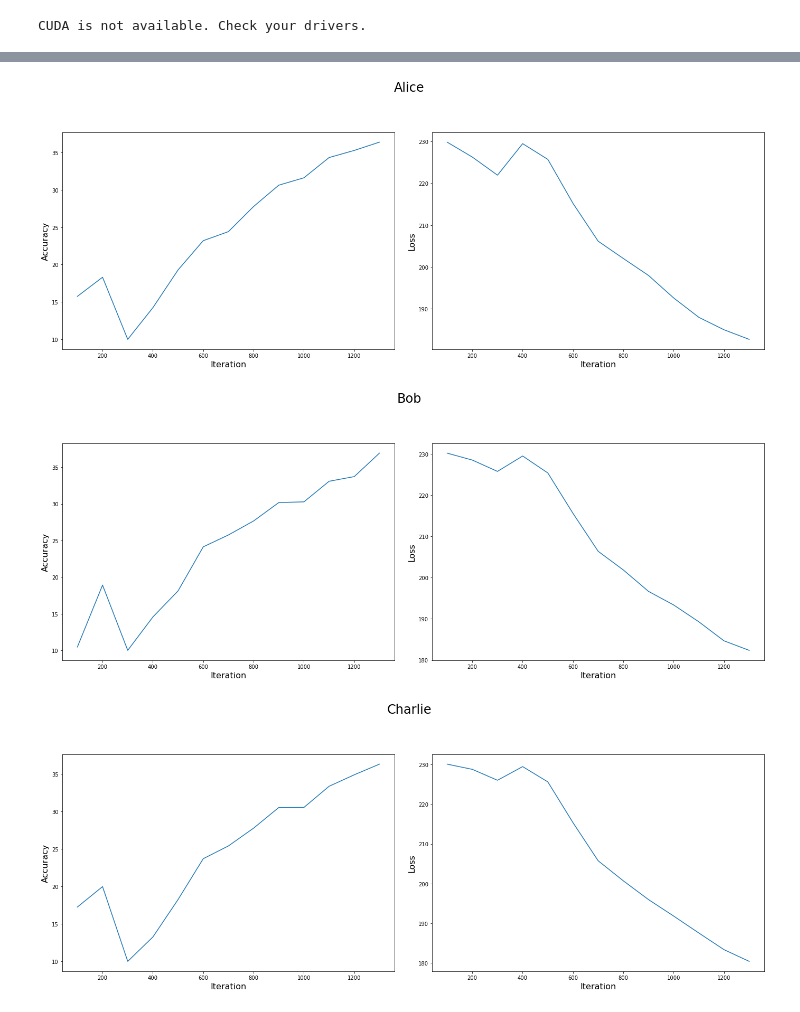
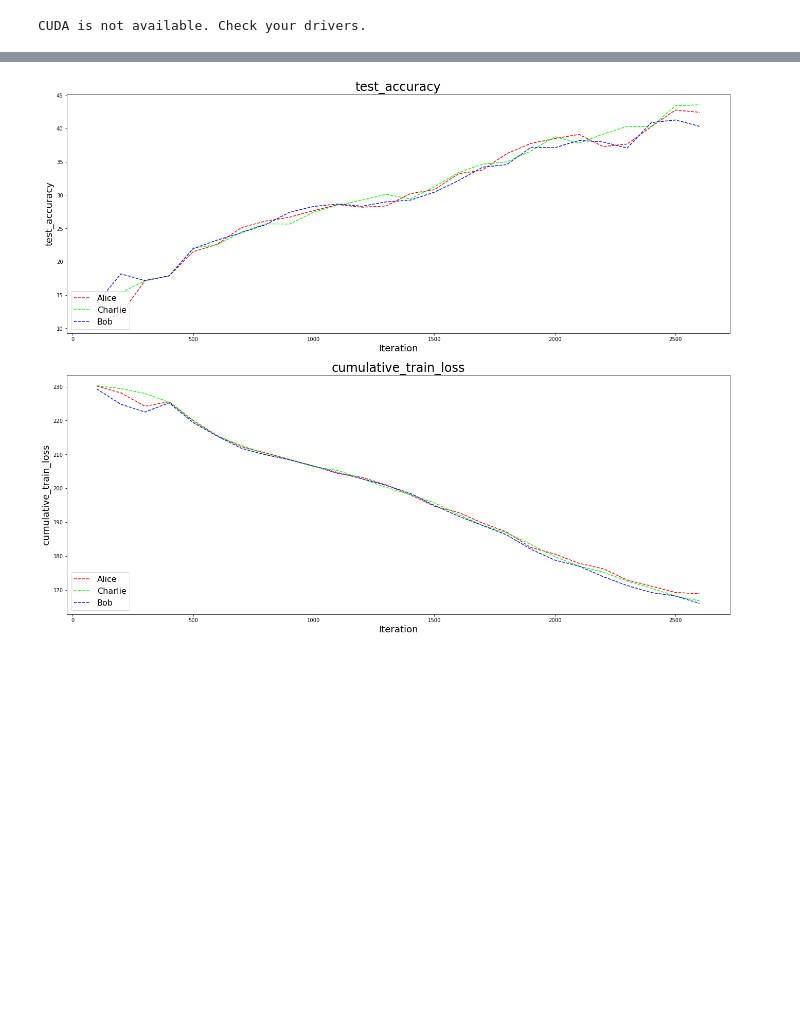
Before and after one commit to Malkovsky/distributed-learning, a Jupyter notebook: notebooks/CIFAR-10 (Sergey).ipynb, the cells around one changed output, grey strips where cells are left out. Drawn from its saved outputs; the diff is of its cells as text; code cells hidden in the pictures; blank space fills up the shorter version.

Commit message:
new plot and statistical functions added

```diff
--- a/notebooks/CIFAR-10 (Sergey).ipynb
+++ b/notebooks/CIFAR-10 (Sergey).ipynb
@@ -23,3 +24,4 @@ from utils.functions import fit_batch_cifar, update_params_cifar, calc_accuracy_
 # %%
-topology = ABC_3
+topology = edges2topology(adj2edges(ABC_3))
 n_agents = len(topology)
+pprint(topology)
@@ -137,6 +150,11 @@ else:
     print("CUDA is not available. Check your drivers.")
 # %% [output]
 CUDA is not available. Check your drivers.
+# %%
+stat_funcs = {'test_accuracy': calc_accuracy_cifar, 'cumulative_train_loss': get_cumulative_train_loss}
+statistics = {func_name: {node_name: {'values': [], 'iters': [], 'tmp': 0.0}
+                          for node_name in topology}
+              for func_name in stat_funcs}
 # %%
 # init master node
 master = MasterNode(node_names=topology.keys(),
@@ -217,10 +216,24 @@ Master ended in 153.92 sec
 
 Done!
-# %%
-# Accuracy and loss plots for each node
-for node in master.network.values():
-    node.show_graphs()
-# %% [output]
-[figure, removed]
-[figure, removed]
-[figure, removed]
+# %%
+def get_cmap(n, name='hsv'):
+    '''
+    Returns a function that maps each index in 0, 1, ..., n-1 to a distinct
+    RGB color; the keyword argument name must be a standard mpl colormap name.
+    '''
+    return plt.cm.get_cmap(name, n)
+cmap = get_cmap(n_agents + 1)
+
+fig, axs = plt.subplots(len(statistics), 1, figsize=(20, 16))
+fig.tight_layout(pad=6.0)
+
+for i, (func_name, node_stat) in enumerate(statistics.items()):
+    axs[i].set_title(func_name, fontsize=24)
+    axs[i].set_xlabel('Iteration', fontsize=18)
+    axs[i].set_ylabel(func_name, fontsize=18)
+    for j, (node_name, stat) in enumerate(node_stat.items()):
+        axs[i].plot(stat['iters'], stat['values'], label=node_name, linestyle='--', color=cmap(j))
+    axs[i].legend(loc=3, fontsize=16)
+plt.show()
+# %% [output]
+[figure, added]
```
Also changed, not shown: parts of 9 cells of this notebook, 1 other file.
